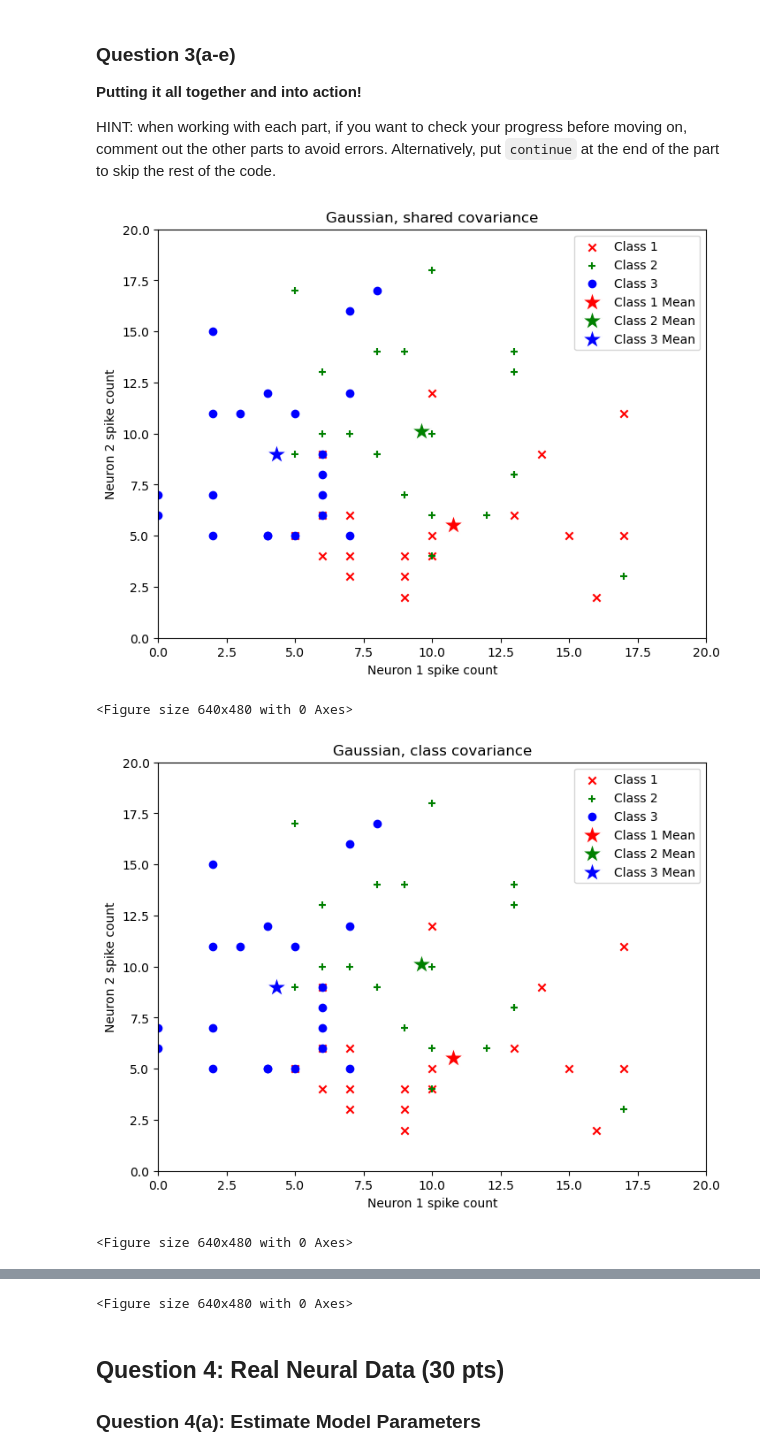
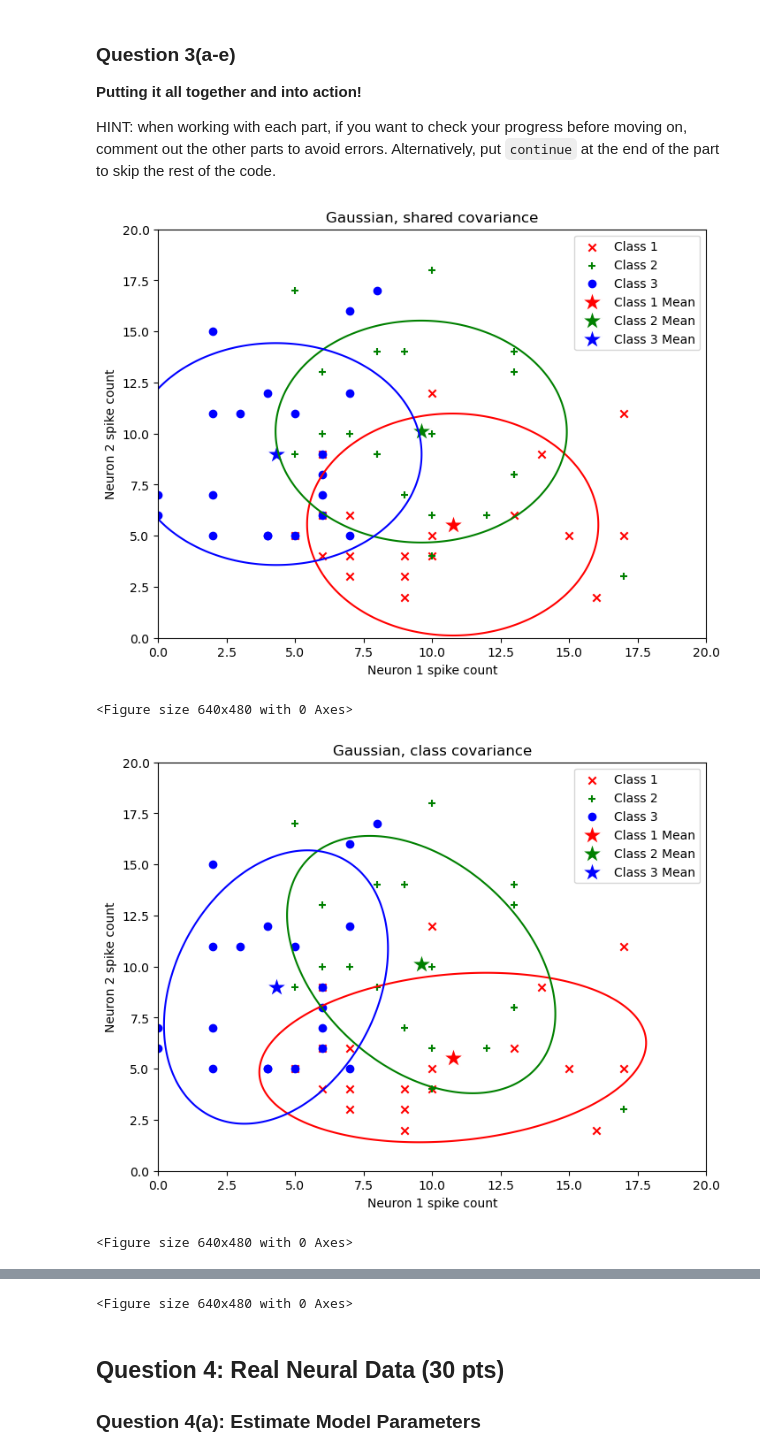
Before and after one commit to khanakagrawal/ML_for_Neuro, a Jupyter notebook: hw2/HW2.ipynb, the cells around one changed output, grey strips where cells are left out. Cells and saved outputs as stored; diff of their text form; code cells hidden in the pictures.

```diff
--- a/hw2/HW2.ipynb
+++ b/hw2/HW2.ipynb
@@ -263,6 +263,8 @@ def gaussian_pdf(data: np.ndarray, mu: np.ndarray, sigma: np.ndarray) -> np.ndar
     # -------------------------- #
 
     assert pdf.shape == (n_points,), f"Expected pdf shape {(n_points,)}, but got {pdf.shape}"
+
+    return pdf
 # %% [markdown]
 ### Question 3(e): Decision Boundary
 
@@ -372,7 +374,6 @@ for model_idx in range(3):
 
     plt.xlabel("Neuron 1 spike count")
     plt.ylabel("Neuron 2 spike count")
-    plt.title("Simulated Spike Count Data from 2 neurons with class means")
 
     # -------------------------- #
 
@@ -392,35 +393,44 @@ for model_idx in range(3):
         pi = mpm.pi
 
     # Part (c): Plot class means
     # ----- YOUR CODE HERE ----- #
     #
     for k in range(n_classes):
         plt.scatter(mu[k, 0], mu[k, 1],
                 c=colors[k], marker='*', s=300, edgecolor='white', label=f"Class {k+1} Mean")
     # -------------------------- #
 
     # Part (d): Plot Gaussian density contours
     # ----- YOUR CODE HERE ----- #
     # First go to code block Q3(d) to finish the function ``gaussian_pdf``,
     # Then come back and finish this section.
     #
+    if mdl_type == "gaussian":
+        x = np.linspace(0, 20, 200)
+        y = np.linspace(0, 20, 200)
+        X, Y = np.meshgrid(x, y)
+        grid = np.column_stack([X.ravel(), Y.ravel()])
+
+        for k in range(n_classes):
+            Z = gaussian_pdf(grid, mu[k], sigma[k]).reshape(X.shape)
+            axs.contour(X, Y, Z, levels=[0.004], colors=[colors[k]])
     # -------------------------- #
 
     # Part (e): Plot decision boundaries
     # ----- YOUR CODE HERE ----- #
     # First go to code block Q3(e) to finish the ``decision_boundary`` functions,
     # Then come back and finish this section.
     #
     # -------------------------- #
 
     axs.set_title(titles[model_idx])
     plt.legend()
     plt.show(model_idx + 1)
     plt.clf()
 # %% [output]
-[figure, old version]
+[figure, new version]
 <Figure size 640x480 with 0 Axes>
-[figure, old version]
+[figure, new version]
 <Figure size 640x480 with 0 Axes>
 [figure]
 <Figure size 640x480 with 0 Axes>
```
